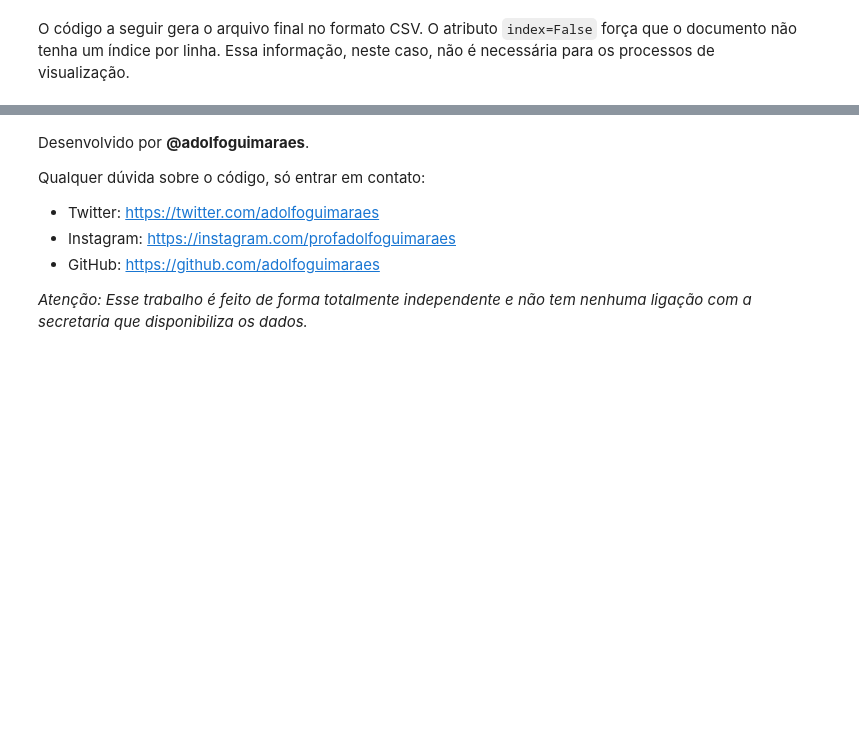
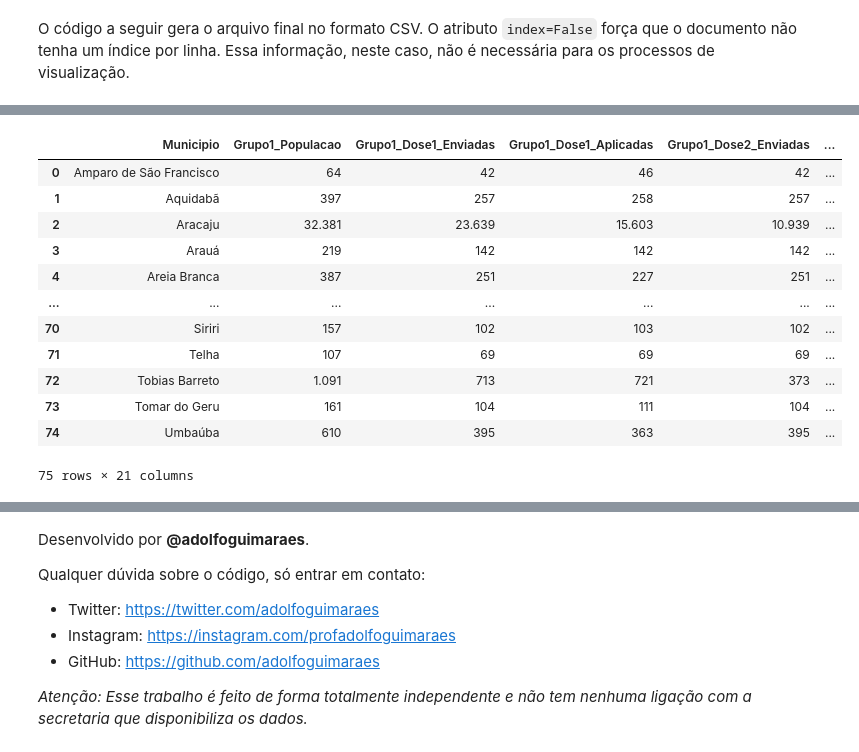
Before and after one commit to adolfoguimaraes/covid19_vacinacao, a Jupyter notebook: Sergipe/ProcessarArquivo_Vacinas.ipynb, the cells around one changed output, grey strips where cells are left out. Saved outputs shown, nothing was run; the diff lists cells and outputs as text; code cells hidden in the pictures; blank space fills up the shorter version.

Commit message:
Inserido codigo para tratar o formato PDF

```diff
--- a/Sergipe/ProcessarArquivo_Vacinas.ipynb
+++ b/Sergipe/ProcessarArquivo_Vacinas.ipynb
@@ -208,0 +235,51 @@ data_final.to_csv("output/relatorio_vacina_sergipe.csv", index=False)
+# %%
+# Imports necessários
+
+import tabula
+import pandas as pd
+
+'''
+Lê o arquivo pdf passando alguns parâmetros do pandas para tratar a leitura dos números de forma correta.
+Ainda assim, alguns números não foram lidos nos tipos corretos. As correções são feitas nas linhas a seguir
+'''
+df_tabula = tabula.read_pdf("data/Doses-aplicadas-26.02.pdf", pages='all',lattice=True,pandas_options={'thousands': '.', 'decimal': ','}, multiple_tables=False)
+# %%
+# Lê o dataframe resultante do tabula eliminando as 3 primeiras linhas
+df_ = df_tabula[0].iloc[3:]
+
+# Define os nomes das colunas
+df_.columns = list_columns
+
+# Reseta os index
+df_.reset_index(inplace=True)
+
+#Seleciona somente as colunas de interesse (eliminei as colunas de cobertura que podem ser calculadas)
+df_ = df_[final_columns]
+
+# Coloca zero nos valores NAN
+df_ = df_.fillna(0)
+
+# Corrige problema específico com uma célula de Porto da Folha que reconheceu 260 como 2 60.
+df_['Grupo3_Populacao'] = df_['Grupo3_Populacao'].str.replace(' ', '')
+
+# isso pode gerar novos valores NAN. Substituo por zero novamente.
+df_ = df_.fillna(0)
+
+# Elimina a última linha total de Sergipe (campo que pode ser calculado também)
+df_ = df_.head(-1)
+
+df_
+# %% [output]
+|  | Municipio | Grupo1_Populacao | Grupo1_Dose1_Enviadas | Grupo1_Dose1_Aplicadas | Grupo1_Dose2_Enviadas | ... |
+| 0 | Amparo de São Francisco | 64 | 42 | 46 | 42 | ... |
+| 1 | Aquidabã | 397 | 257 | 258 | 257 | ... |
+| 2 | Aracaju | 32.381 | 23.639 | 15.603 | 10.939 | ... |
+| 3 | Arauá | 219 | 142 | 142 | 142 | ... |
+| 4 | Areia Branca | 387 | 251 | 227 | 251 | ... |
+| ... | ... | ... | ... | ... | ... | ... |
+| 70 | Siriri | 157 | 102 | 103 | 102 | ... |
+| 71 | Telha | 107 | 69 | 69 | 69 | ... |
+| 72 | Tobias Barreto | 1.091 | 713 | 721 | 373 | ... |
+| 73 | Tomar do Geru | 161 | 104 | 111 | 104 | ... |
+| 74 | Umbaúba | 610 | 395 | 363 | 395 | ... |
+75 rows × 21 columns
```
Also changed, not shown: parts of 7 cells of this notebook, 2 other files.
